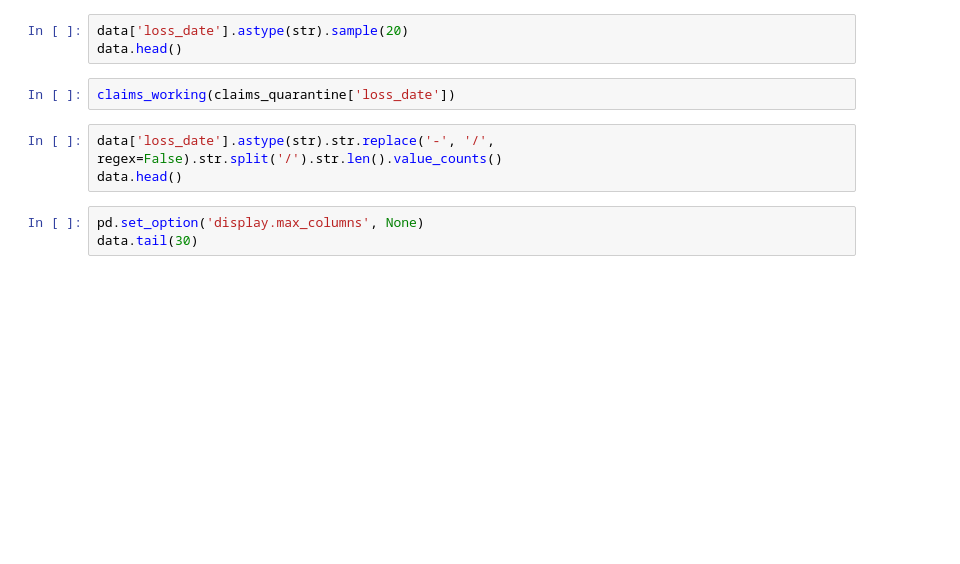
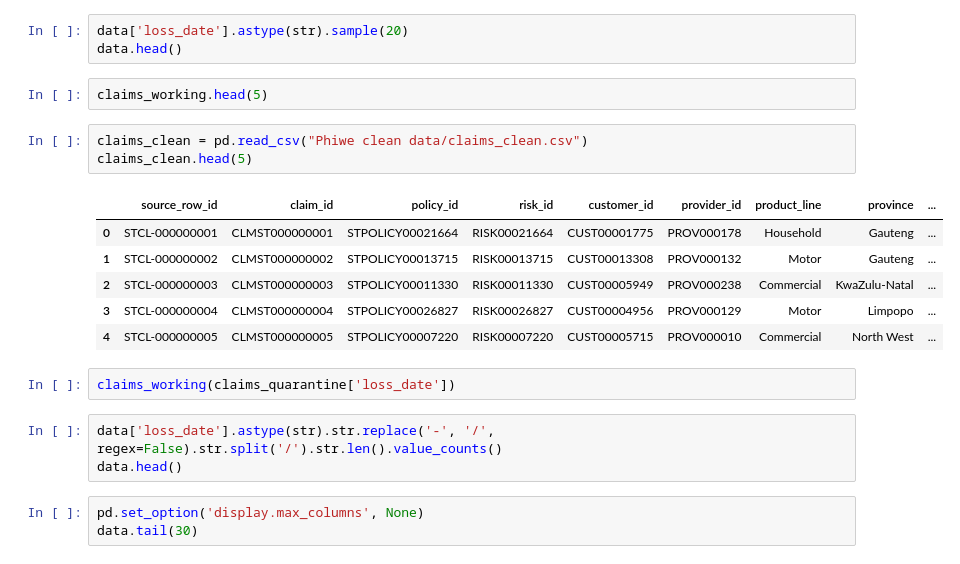
Before and after one commit to SumiK2001/https---github.com-SumiK2001-Santam-Final-Project, a Jupyter notebook: Untitled46.ipynb, the cells around one changed output. Drawn from its saved outputs; the diff is of its cells as text; blank space fills up the shorter version.

```diff
--- a/Untitled46.ipynb
+++ b/Untitled46.ipynb
@@ -129,6 +227,18 @@ loss_qua['loss_date'].unique()
 # %%
 data['loss_date'].astype(str).sample(20)
 data.head()
+# %%
+claims_working.head(5)
+# %%
+claims_clean = pd.read_csv("Phiwe clean data/claims_clean.csv")
+claims_clean.head(5)
+# %% [output]
+|  | source_row_id | claim_id | policy_id | risk_id | customer_id | provider_id | product_line | province | ... |
+| 0 | STCL-000000001 | CLMST000000001 | STPOLICY00021664 | RISK00021664 | CUST00001775 | PROV000178 | Household | Gauteng | ... |
+| 1 | STCL-000000002 | CLMST000000002 | STPOLICY00013715 | RISK00013715 | CUST00013308 | PROV000132 | Motor | Gauteng | ... |
+| 2 | STCL-000000003 | CLMST000000003 | STPOLICY00011330 | RISK00011330 | CUST00005949 | PROV000238 | Commercial | KwaZulu-Natal | ... |
+| 3 | STCL-000000004 | CLMST000000004 | STPOLICY00026827 | RISK00026827 | CUST00004956 | PROV000129 | Motor | Limpopo | ... |
+| 4 | STCL-000000005 | CLMST000000005 | STPOLICY00007220 | RISK00007220 | CUST00005715 | PROV000010 | Commercial | North West | ... |
 # %%
 claims_working(claims_quarantine['loss_date'])
 # %%
```
Also changed, not shown: parts of 20 cells of this notebook, 2 other files.
